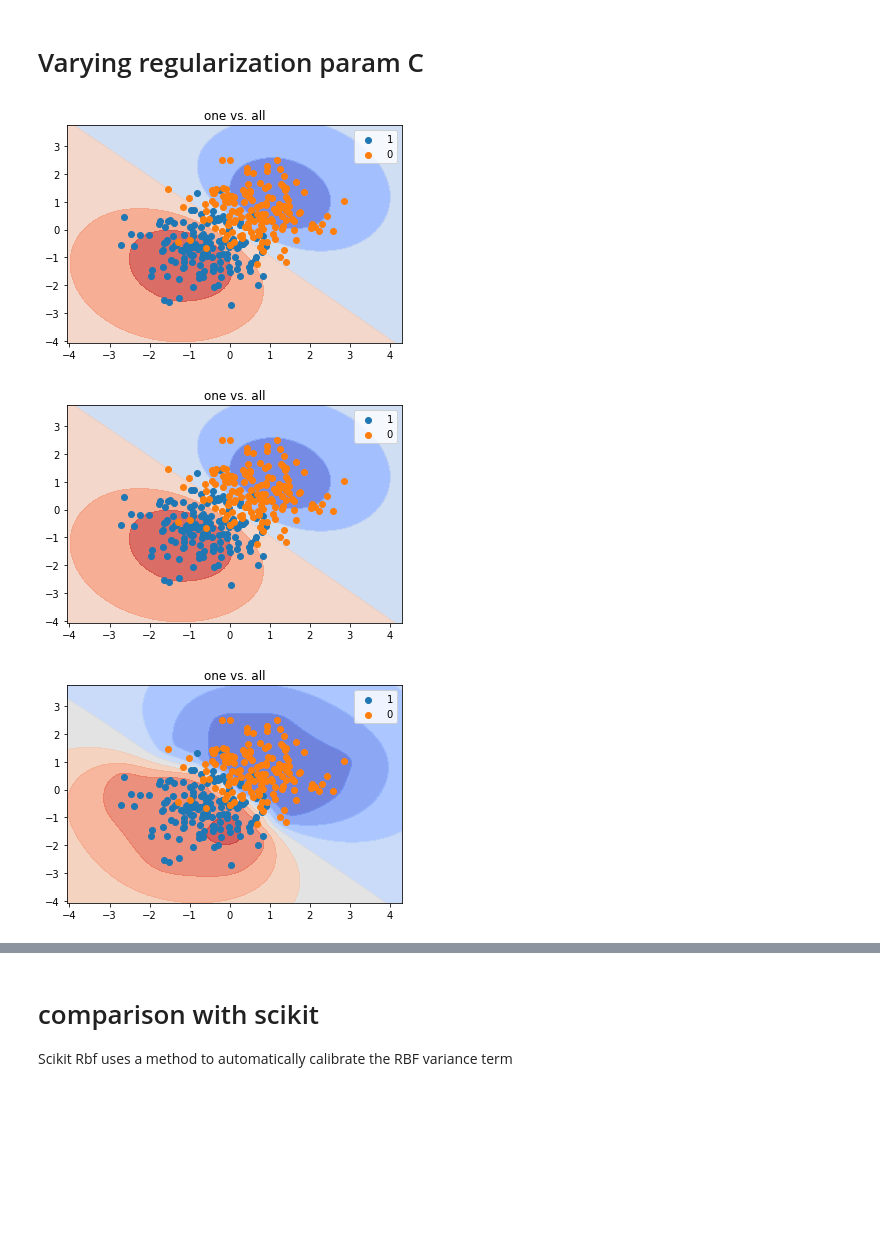
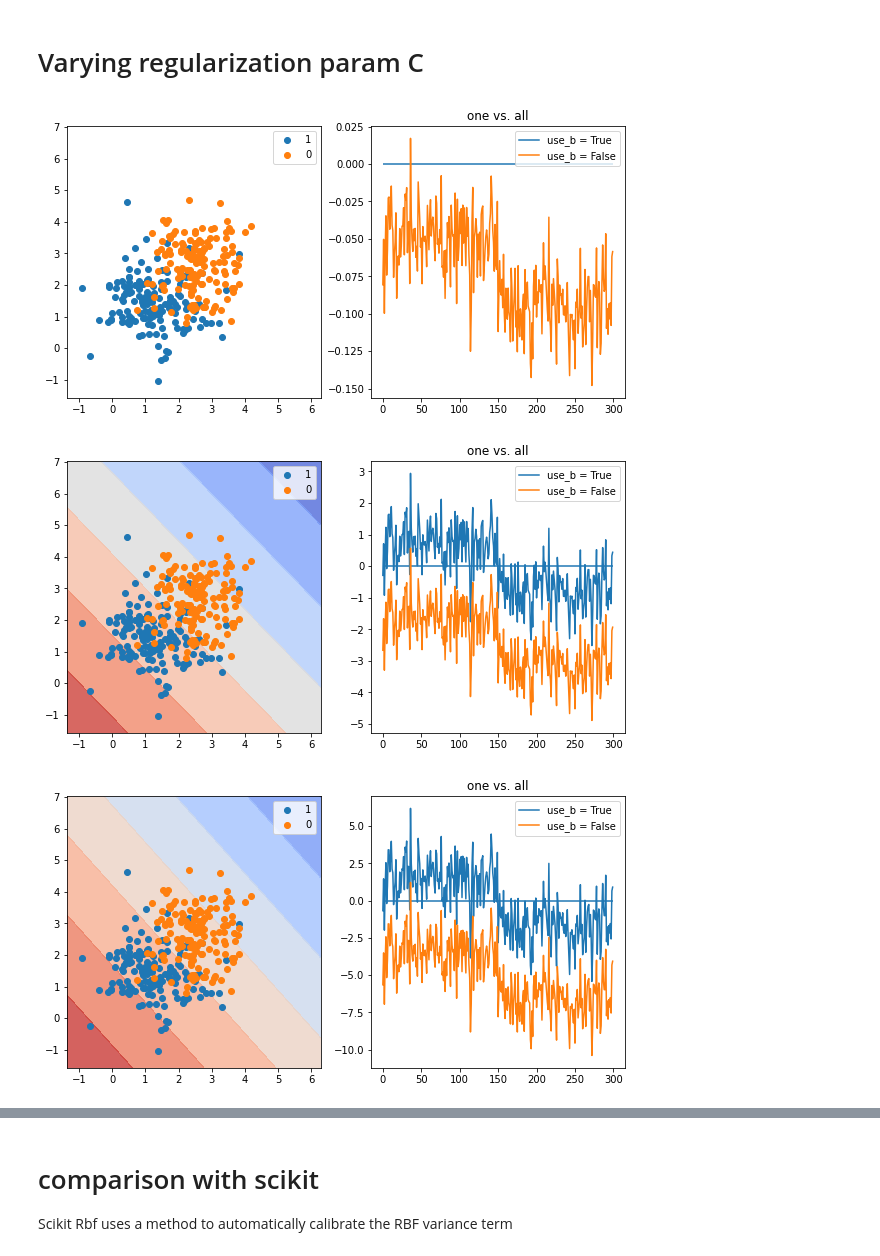
Before and after one commit to jhauret/Kaggle_KernelML_2021, a Jupyter notebook: SVM.ipynb, the cells around one changed output, grey strips where cells are left out. Cells and saved outputs as stored; diff of their text form; code cells hidden in the pictures; blank space fills up the shorter version.

```diff
--- a/SVM.ipynb
+++ b/SVM.ipynb
@@ -179,19 +196,17 @@ Support vectors =  [[-1.20450999e-02 -8.55814847e-01]
 # %%
-def pred(gram,Y,alphas):
+def pred(gram,Y,alphas,b, use_b = True):
     label = -1.*np.logical_not(Y)+1.*Y
-    return gram.dot(alphas*label)
+    if use_b:
+        return gram.dot(alphas*label) + b
+    else:
+        return gram.dot(alphas*label)
 
-def run_SVM_get_pred(K, gram,Y,C = 1, X= None, Z = None):
+def run_SVM_get_pred(K, gram,Y,C = 1, X= None, Z = None, use_b = True):
 
-    alphas = SVM(K,Y,C=C)
+    alphas, b = SVM(K,Y,C=C)
     alphas = np.squeeze(alphas)
 
-    label = -1.*np.logical_not(Y)+1.*Y
-    alphas = np.squeeze(alphas)
-
-    y = pred(gram,Y,alphas)
-
-    return pred(gram,Y,alphas)
+    return pred(gram,Y,alphas,b,use_b)
 # %% [markdown]
 # Varying regularization param C
 # %%
@@ -207,36 +222,53 @@ def run_SVM_and_plot_contours(X,Y, clf = run_SVM_get_pred, n_map = 100, C = 1, g
     x_r_, y_r_ = np.ndarray.flatten(x_r),np.ndarray.flatten( y_r)
     Z = np.vstack((x_r_,y_r_)).transpose()
 
     K = get_K(X,X)
     gram = get_K(Z,X)
 
     y = clf(K,gram,Y,C = C,X = X,Z = Z)
 
-    plt.figure()
+    plt.figure(figsize=(10,5))
+    plt.subplot(121)
     plt.contourf(x_r, y_r, y.reshape(n_map,n_map), cmap=plt.cm.coolwarm, alpha=0.8)
     plt.scatter(X[Y==1,0],X[Y==1,1],label = '1')
     plt.scatter(X[Y==0,0],X[Y==0,1],label = '0')
+    plt.legend()
+    plt.subplot(122)
+
+    K = get_K(X,X)
+    gram = get_K(X,X)
+
+    y = clf(K,gram,Y,C = C,X = X,Z = X,use_b=True)
+    plt.plot(y, label = 'use_b = True')
+
+    y = clf(K,gram,Y,C = C,X = X,Z = X,use_b=False)
+    plt.plot(y, label = 'use_b = False')
+
+    plt.hlines(0,0,len(y))
     plt.legend()
 
 # generate data
 N = 300
 X = np.zeros((N,2))
 c1, c2 = [1,1], [-1,-1]
 sigma = 1.5
 X[N//2:] = np.random.multivariate_normal(c1,sigma*np.eye(2,2),N//2)
 X[:N//2] = np.random.multivariate_normal(c2,sigma*np.eye(2,2),N//2)
 
-X = X-np.mean(X,axis=0)
+# X = X-np.mean(X,axis=0)
+
+X = X + 3*np.array(c1)
 X = X/np.std(X,axis=0)
 
 Y = [True]*(N//2)+[False]*(N//2)
 Y = np.array(Y)
 
+get_K = linear_K
 for C in np.logspace(-4,4,5):
-    run_SVM_and_plot_contours(X,Y,C= C, get_K =RBF_K)
+    run_SVM_and_plot_contours(X,Y,C= C, get_K = get_K)
     plt.title('one vs. all')
     plt.show()
 # %% [output]
-[figure, old version]
+[figure, new version]
-[figure, old version]
+[figure, new version]
-[figure, old version]
+[figure, new version]
```
Also changed, not shown: parts of 5 cells of this notebook, 1 other file.
